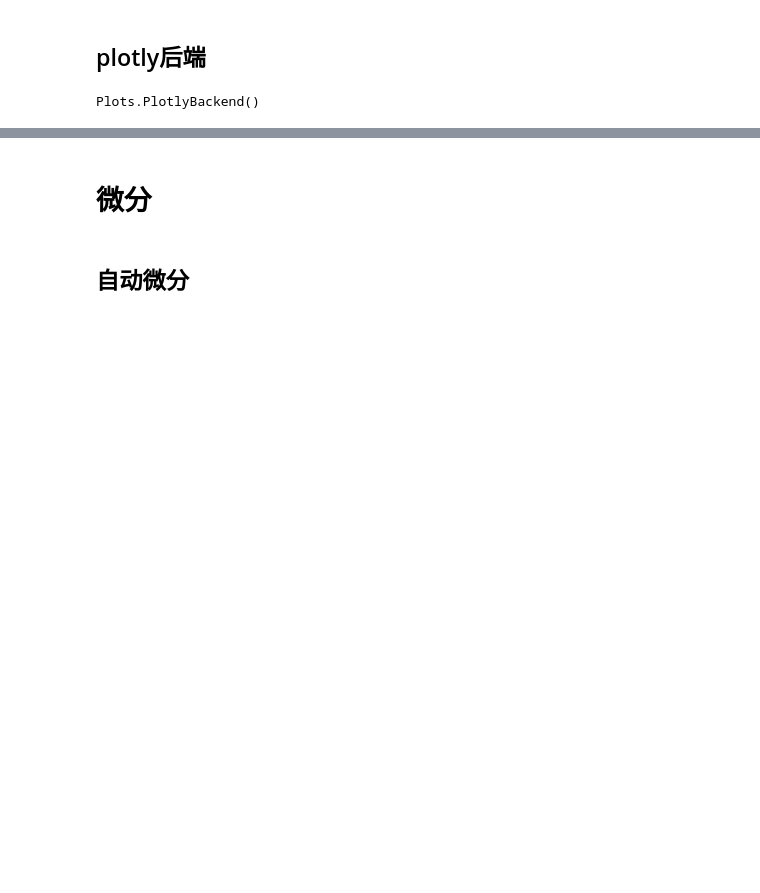
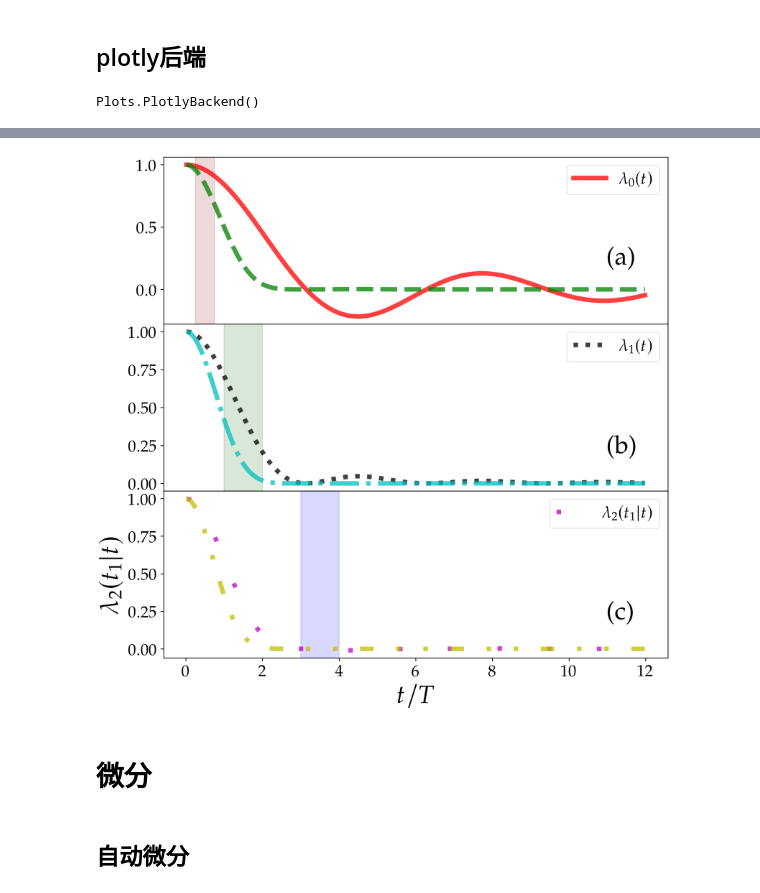
Before and after one commit to noitator88/JuliaCheatSheet, a Jupyter notebook: JuliaJupyter.ipynb, the cells around one changed output, grey strips where cells are left out. Drawn from its saved outputs; the diff is of its cells as text; code cells hidden in the pictures; blank space fills up the shorter version.

```diff
--- a/JuliaJupyter.ipynb
+++ b/JuliaJupyter.ipynb
@@ -213,3 +230,91 @@ plot!(p, xt, pxt, label="P") # Plot a basic line
+# %%
+# test dats
+
+Xvec = collect(range(0.0, length = 600, step = 0.02));
+
+Y1vec = map(x -> sin(x) / x, Xvec)
+Y2vec = map(x -> (sin(x) / x)^2, Xvec)
+Y3vec = map(x -> (sin(x) / x)^3, Xvec);
+Y4vec = map(x -> (sin(x) / x)^4, Xvec)
+Y5vec = map(x -> (sin(x) / x)^5, Xvec)
+Y6vec = map(x -> (sin(x) / x)^6, Xvec);
+# %%
+# https://www.pythonpool.com/matplotlib-linestyle/
+# https://matplotlib.org/3.5.1/gallery/lines_bars_and_markers/linestyles.html
+
+# linestyle_str = [
+#      ('solid', 'solid'),      # Same as (0, ()) or '-'
+#      ('dotted', 'dotted'),    # Same as (0, (1, 1)) or ':'
+#      ('dashed', 'dashed'),    # Same as '--'
+#      ('dashdot', 'dashdot')]  # Same as '-.'
+
+# linestyle_tuple = [
+#      ('loosely dotted',        (0, (1, 10))),
+#      ('dotted',                (0, (1, 1))),
+#      ('densely dotted',        (0, (1, 1))),
+
+#      ('loosely dashed',        (0, (5, 10))),
+#      ('dashed',                (0, (5, 5))),
+#      ('densely dashed',        (0, (5, 1))),
+
+#      ('loosely dashdotted',    (0, (3, 10, 1, 10))),
+#      ('dashdotted',            (0, (3, 5, 1, 5))),
+#      ('densely dashdotted',    (0, (3, 1, 1, 1))),
+
+#      ('dashdotdotted',         (0, (3, 5, 1, 5, 1, 5))),
+#      ('loosely dashdotdotted', (0, (3, 10, 1, 10, 1, 10))),
+#      ('densely dashdotdotted', (0, (3, 1, 1, 1, 1, 1)))]
+
+fig = figure("multi figures", figsize = (10, 10))
+plt.subplots_adjust(hspace = 0.0) # Set the vertical spacing between axes
+
+#### subplot 1
+
+plt.subplot(311) # Create the 1st axis of a 3x1 array of axes
+ax1 = plt.gca()
+plt.setp(ax1.get_xticklabels(), visible = false)
+plt.plot(Xvec, Y1vec, color = "r", linestyle = "solid", linewidth = 5, alpha = 0.75, label = L"$\lambda_0(t)$")
+plt.plot(Xvec, Y4vec, color = "g", linestyle = "dashed", linewidth = 5, alpha = 0.75)
+
+plt.legend(loc = "upper right")
+plt.axvspan(0.25, 0.75, alpha = 0.15, color = "darkred")
+# annotate(L"$0.05 < \nu_1 < 0.95$", xy = [0.25; 0.2], color = "red", alpha = 0.5)
+annotate("(a)", xy = [11; 0.2], fontsize = 28)
+# plt.xlim(-1, 4)
+
+#### subplot 2
+
+ax2 = gca()
+setp(ax2.get_xticklabels(), visible = false) # Disable x tick labels
+plt.subplot(312, sharex = ax1) # Create the 2nd axis of a 3x1 array of axes
+plt.plot(Xvec, Y2vec, color = "k", linestyle = "dotted", linewidth = 5, alpha = 0.75, label = L"$\lambda_1(t)$")
+plt.plot(Xvec, Y5vec, color = "c", linestyle = "dashdot", linewidth = 5, alpha = 0.75)
+plt.legend(loc = "upper right")
+plt.axvspan(1, 2, alpha = 0.15, color = "darkgreen")
+# annotate(L"$0.05 < \nu_2 < 0.95$", xy = [2.1; 0.2], color = "green", alpha = 0.5)
+annotate("(b)", xy = [11; 0.2], fontsize = 28)
+# xlabel(L"$t/T$")
+
+#### subplot 3
+
+ax3 = gca()
+setp(ax3.get_xticklabels(), visible = false) # Disable x tick labels
+subplot(313, sharex = ax1) # Create the 2nd axis of a 3x1 array of axes
+plt.plot(Xvec, Y3vec, color = "m", linestyle = (0, (1, 10)), linewidth = 5, alpha = 0.75, label = L"$\lambda_2(t_1|t)$")
+plt.plot(Xvec, Y6vec, color = "y", linestyle = (0, (3, 5, 1, 5, 1, 5)), linewidth = 5, alpha = 0.75)
+plt.legend(loc = "upper right")
+# plt.scatter([1.75], [0.6], color = "orange", label = "", marker = :6)
+plt.axvspan(3, 4, alpha = 0.15, color = "blue")
+annotate("(c)", xy = [11; 0.2], fontsize = 28)
+ylabel(L"$\lambda_2(t_1|t)$")
+xlabel(L"$t/T$")
+
+#### save and display the figure
+# plt.savefig("fig6.pdf")
+display(fig)
+close(fig)
+# %% [output]
+[figure, added]
 # %% [markdown]
 # 微分
 # %% [markdown]
```
Also changed, not shown: parts of 2 cells of this notebook.
